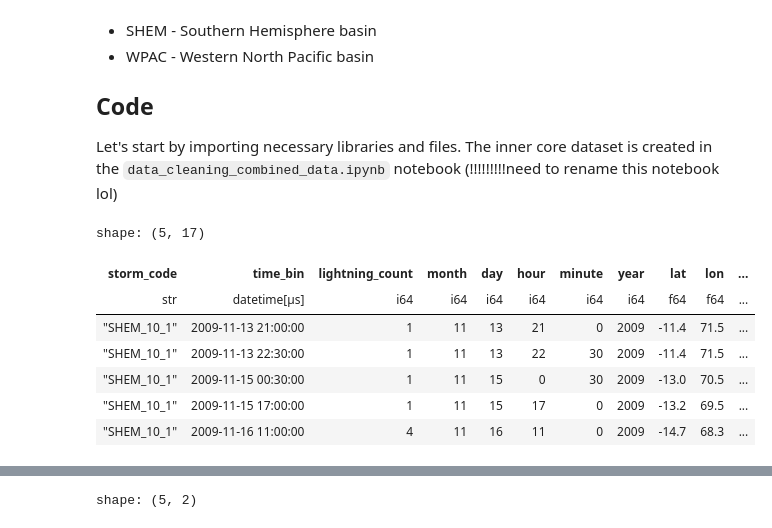
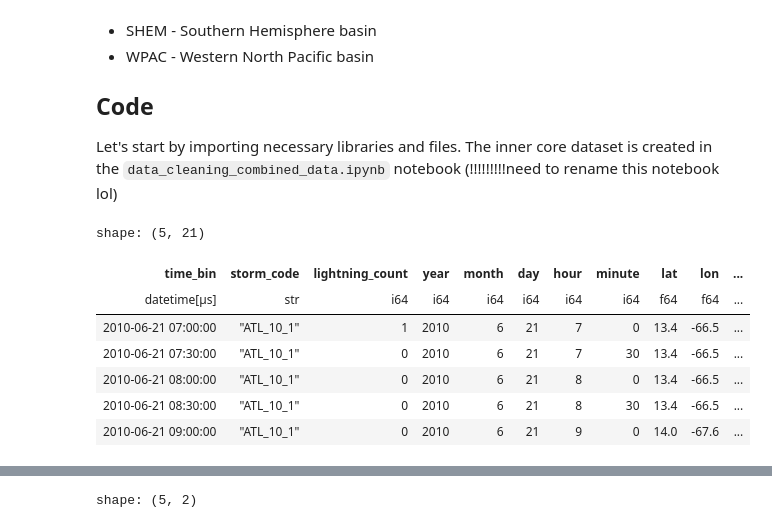
Before and after one commit to aprilggg/Lightning_Analysis_NWRA, a Jupyter notebook: lightning_threshold_innercore.ipynb, the cells around one changed output, grey strips where cells are left out. Saved outputs shown, nothing was run; the diff lists cells and outputs as text; code cells hidden in the pictures.

```diff
--- a/lightning_threshold_innercore.ipynb
+++ b/lightning_threshold_innercore.ipynb
@@ -25,24 +25,24 @@ import seaborn as sns
 from scipy.stats import median_abs_deviation
 # %%
 # import data from csv file
-innercore_data = pl.read_csv("innercore_joined_pd.csv")
+innercore_data = pl.read_csv("innercore_timebin_joined.csv")
 innercore_data = innercore_data.with_columns(
     pl.col("time_bin").str.strptime(pl.Datetime).alias("time_bin"),
     pl.col("storm_code").str.extract(r"^(.*?)_", 1).alias("basin"),
-    pl.col("lightining_count").log1p().alias("log_lightning_count"),
+    pl.col("lightning_count").log1p().alias("log_lightning_count"),
     pl.when(pl.col("pressure") == 0)
     .then(None)  # Replace 0 with None -> 0 is not possible, treat these as null but don't remove row bc the wind speed value is valid
     .otherwise(pl.col("pressure"))
     .alias("pressure")  # Keep the column name as "pressure"
 )
-innercore_data = innercore_data.rename({"lightining_count":"lightning_count"}) # fix typo, can remove after it's fixed in file
+
 innercore_data.head()
 # %% [output]
-shape: (5, 17)
+shape: (5, 21)
-| storm_code | time_bin | lightning_count | month | day | hour | minute | year | lat | lon | ... |
-| str | datetime[μs] | i64 | i64 | i64 | i64 | i64 | i64 | f64 | f64 | ... |
-| "SHEM_10_1" | 2009-11-13 21:00:00 | 1 | 11 | 13 | 21 | 0 | 2009 | -11.4 | 71.5 | ... |
-| "SHEM_10_1" | 2009-11-13 22:30:00 | 1 | 11 | 13 | 22 | 30 | 2009 | -11.4 | 71.5 | ... |
-| "SHEM_10_1" | 2009-11-15 00:30:00 | 1 | 11 | 15 | 0 | 30 | 2009 | -13.0 | 70.5 | ... |
-| "SHEM_10_1" | 2009-11-15 17:00:00 | 1 | 11 | 15 | 17 | 0 | 2009 | -13.2 | 69.5 | ... |
-| "SHEM_10_1" | 2009-11-16 11:00:00 | 4 | 11 | 16 | 11 | 0 | 2009 | -14.7 | 68.3 | ... |
+| time_bin | storm_code | lightning_count | year | month | day | hour | minute | lat | lon | ... |
+| datetime[μs] | str | i64 | i64 | i64 | i64 | i64 | i64 | f64 | f64 | ... |
+| 2010-06-21 07:00:00 | "ATL_10_1" | 1 | 2010 | 6 | 21 | 7 | 0 | 13.4 | -66.5 | ... |
+| 2010-06-21 07:30:00 | "ATL_10_1" | 0 | 2010 | 6 | 21 | 7 | 30 | 13.4 | -66.5 | ... |
+| 2010-06-21 08:00:00 | "ATL_10_1" | 0 | 2010 | 6 | 21 | 8 | 0 | 13.4 | -66.5 | ... |
+| 2010-06-21 08:30:00 | "ATL_10_1" | 0 | 2010 | 6 | 21 | 8 | 30 | 13.4 | -66.5 | ... |
+| 2010-06-21 09:00:00 | "ATL_10_1" | 0 | 2010 | 6 | 21 | 9 | 0 | 14.0 | -67.6 | ... |
```
Also changed, not shown: parts of 25 cells of this notebook.
